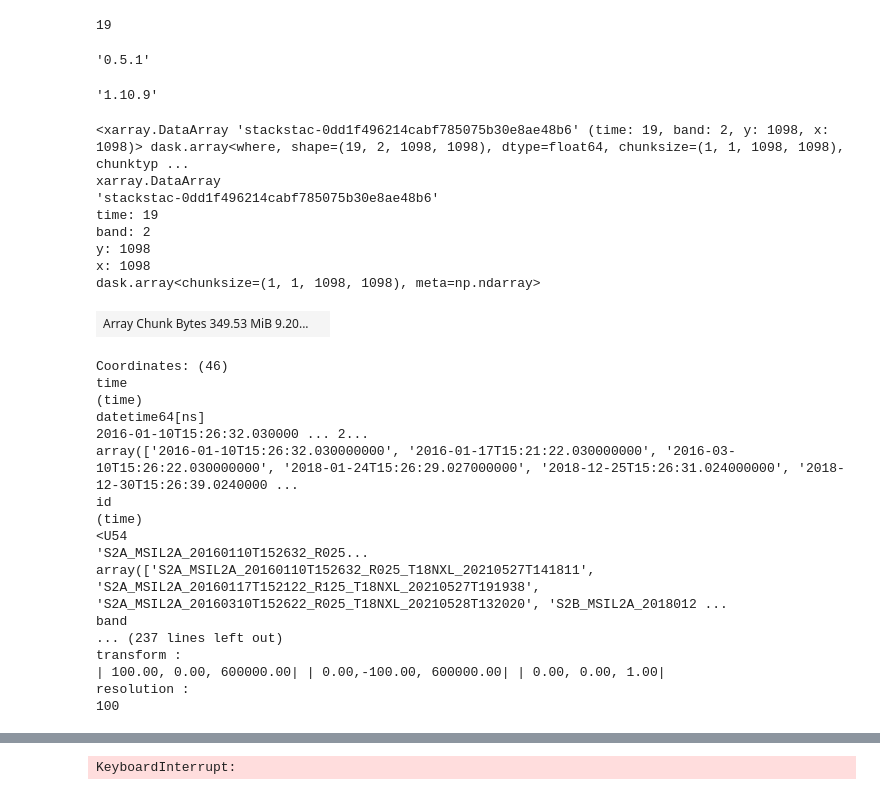
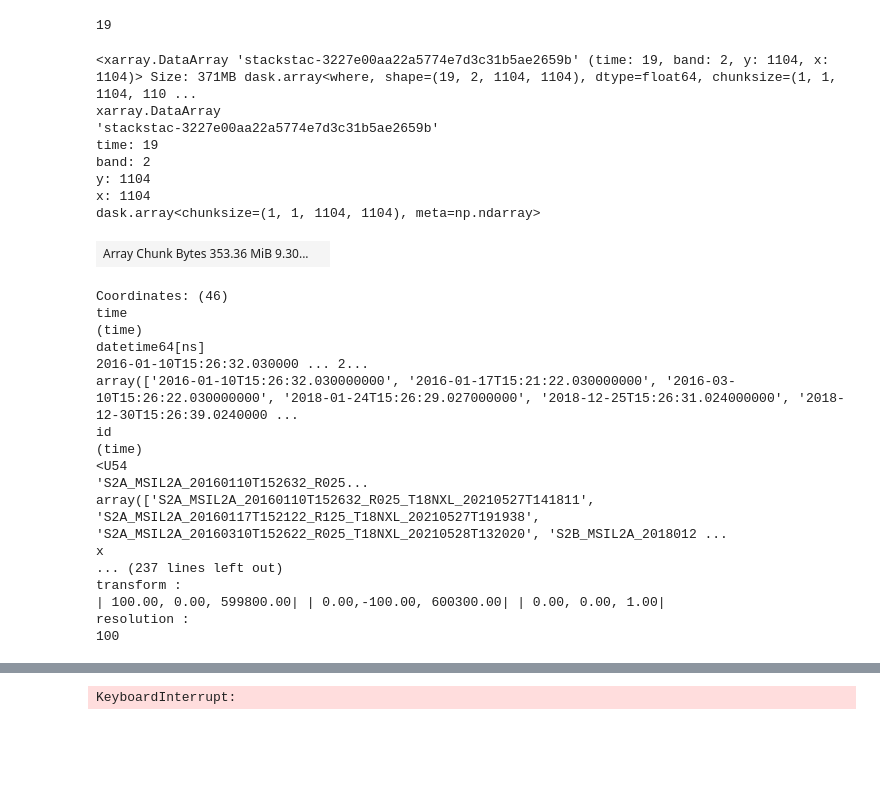
Before and after one commit to Angelicarjs/eo_cube, a Jupyter notebook: chuza_analysis_landsat.ipynb, the cells around one changed output, grey strips where cells are left out. Cells and saved outputs as stored; diff of their text form; code cells hidden in the pictures; blank space fills up the shorter version.

```diff
--- a/chuza_analysis_landsat.ipynb
+++ b/chuza_analysis_landsat.ipynb
@@ -6,13 +24,6 @@ import geopandas
 import stackstac
 import pystac_client
 import planetary_computer
-
-import xrspatial.multispectral as ms
-
-from dask_gateway import GatewayCluster
-
-import holoviews as hv
-hv.extension('bokeh')
 
 # Abrimos el catálogo STAC de Planetary Computer
 catalog = pystac_client.Client.open(
@@ -33,4 +44,4 @@ search = catalog.search(
 )
 
 # Getting the metadata
-items = list(search.get_all_items())
+items = list(search.item_collection())
@@ -42,38 +49,29 @@ items = list(search.get_all_items())
 print(len(items))
 # %% [output]
 19
-# %%
-planetary_computer.__version__
-# %% [output]
-'0.5.1'
-# %%
-import pydantic
-
-pydantic.__version__
-# %% [output]
-'1.10.9'
 # %%
 data = (
     stackstac.stack(
         items,
         assets=["B03", "B08"],  # red, green, blue
         chunksize=4096,
         resolution=100,
+        epsg=32618
     )
     .where(lambda x: x > 0, other=np.nan)  # sentinel-2 uses 0 as nodata
     .assign_coords(band=lambda x: x.common_name.rename("band"))  # use common names
 )
 data
 # %% [output]
-<xarray.DataArray 'stackstac-0dd1f496214cabf785075b30e8ae48b6' (time: 19, band: 2, y: 1098, x: 1098)> dask.array<where, shape=(19, 2, 1098, 1098), dtype=float64, chunksize=(1, 1, 1098, 1098), chunktyp ...
+<xarray.DataArray 'stackstac-3227e00aa22a5774e7d3c31b5ae2659b' (time: 19, band: 2, y: 1104, x: 1104)> Size: 371MB dask.array<where, shape=(19, 2, 1104, 1104), dtype=float64, chunksize=(1, 1, 1104, 110 ...
 xarray.DataArray
-'stackstac-0dd1f496214cabf785075b30e8ae48b6'
+'stackstac-3227e00aa22a5774e7d3c31b5ae2659b'
 time: 19
 band: 2
-y: 1098
-x: 1098
-dask.array<chunksize=(1, 1, 1098, 1098), meta=np.ndarray>
+y: 1104
+x: 1104
+dask.array<chunksize=(1, 1, 1104, 1104), meta=np.ndarray>
-| Array Chunk Bytes 349.53 MiB 9.20... |  |
+| Array Chunk Bytes 353.36 MiB 9.30... |  |
 Coordinates: (46)
 time
 (time)
@@ -85,10 +83,10 @@ id
 <U54
 'S2A_MSIL2A_20160110T152632_R025...
 array(['S2A_MSIL2A_20160110T152632_R025_T18NXL_20210527T141811', 'S2A_MSIL2A_20160117T152122_R125_T18NXL_20210527T191938', 'S2A_MSIL2A_20160310T152622_R025_T18NXL_20210528T132020', 'S2B_MSIL2A_2018012 ...
-band
+x
 ... (237 lines left out)
 transform :
-| 100.00, 0.00, 600000.00| | 0.00,-100.00, 600000.00| | 0.00, 0.00, 1.00|
+| 100.00, 0.00, 599800.00| | 0.00,-100.00, 600300.00| | 0.00, 0.00, 1.00|
 resolution :
 100
 # %%
```
Also changed, not shown: parts of 3 cells of this notebook, 3 other files.
